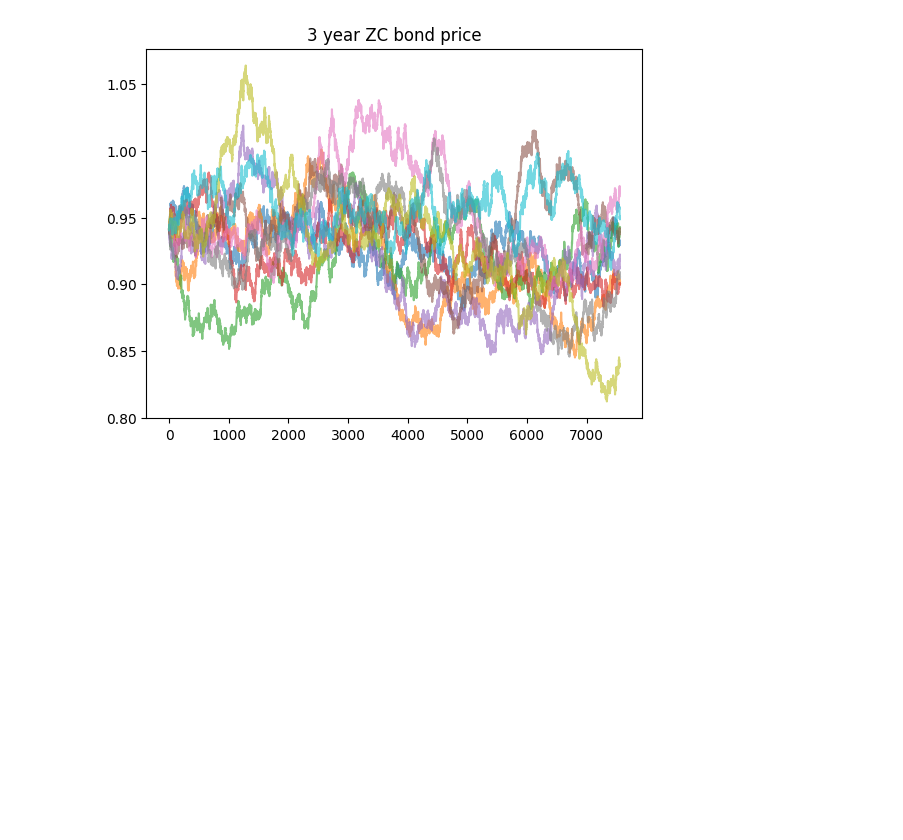
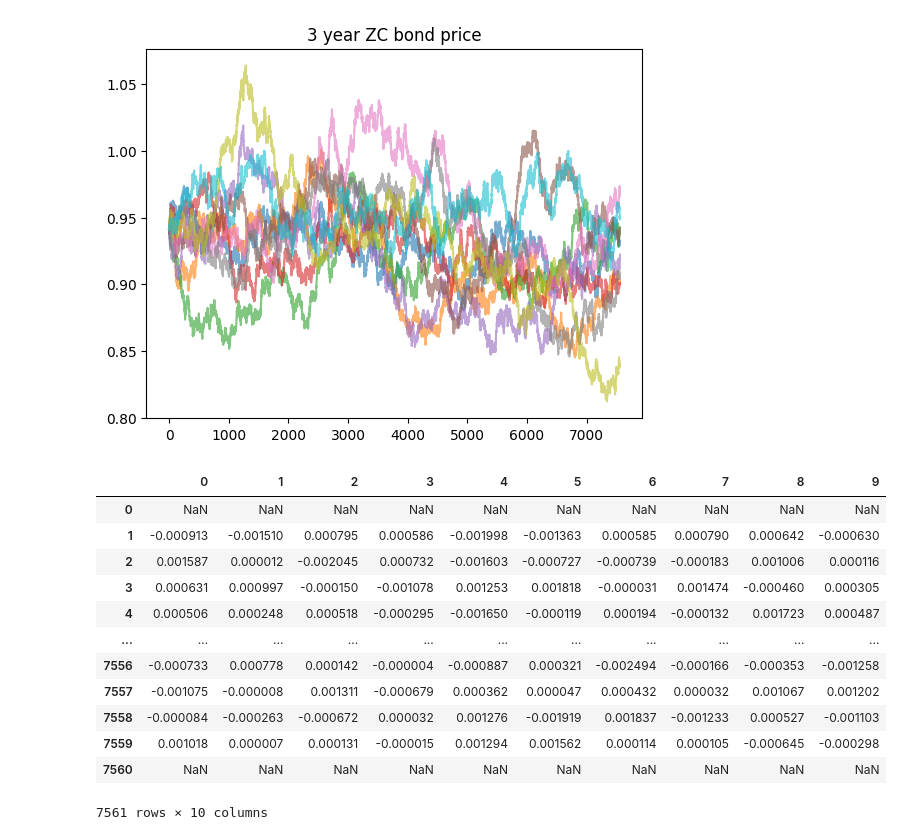
Before and after one commit to aleksandr-mikhailov-edhec/Goal-Based-Investing, a Jupyter notebook: 1.4 Stochastic Market Simulation.ipynb, the cells around one changed output. Drawn from its saved outputs; the diff is of its cells as text; code cells hidden in the pictures; blank space fills up the shorter version.

```diff
--- a/1.4 Stochastic Market Simulation.ipynb
+++ b/1.4 Stochastic Market Simulation.ipynb
@@ -300,3 +300,20 @@ plt.plot(df_bond_3y, alpha=0.6)
 plt.title("3 year ZC bond price");
 # %% [output]
 [figure]
+# %%
+index_3y_bond = df_bond_3y.pct_change()+pd.DataFrame(r_p).diff()
+index_3y_bond
+# %% [output]
+|  | 0 | 1 | 2 | 3 | 4 | 5 | 6 | 7 | 8 | 9 |
+| 0 | NaN | NaN | NaN | NaN | NaN | NaN | NaN | NaN | NaN | NaN |
+| 1 | -0.000913 | -0.001510 | 0.000795 | 0.000586 | -0.001998 | -0.001363 | 0.000585 | 0.000790 | 0.000642 | -0.000630 |
+| 2 | 0.001587 | 0.000012 | -0.002045 | 0.000732 | -0.001603 | -0.000727 | -0.000739 | -0.000183 | 0.001006 | 0.000116 |
+| 3 | 0.000631 | 0.000997 | -0.000150 | -0.001078 | 0.001253 | 0.001818 | -0.000031 | 0.001474 | -0.000460 | 0.000305 |
+| 4 | 0.000506 | 0.000248 | 0.000518 | -0.000295 | -0.001650 | -0.000119 | 0.000194 | -0.000132 | 0.001723 | 0.000487 |
+| ... | ... | ... | ... | ... | ... | ... | ... | ... | ... | ... |
+| 7556 | -0.000733 | 0.000778 | 0.000142 | -0.000004 | -0.000887 | 0.000321 | -0.002494 | -0.000166 | -0.000353 | -0.001258 |
+| 7557 | -0.001075 | -0.000008 | 0.001311 | -0.000679 | 0.000362 | 0.000047 | 0.000432 | 0.000032 | 0.001067 | 0.001202 |
+| 7558 | -0.000084 | -0.000263 | -0.000672 | 0.000032 | 0.001276 | -0.001919 | 0.001837 | -0.001233 | 0.000527 | -0.001103 |
+| 7559 | 0.001018 | 0.000007 | 0.000131 | -0.000015 | 0.001294 | 0.001562 | 0.000114 | 0.000105 | -0.000645 | -0.000298 |
+| 7560 | NaN | NaN | NaN | NaN | NaN | NaN | NaN | NaN | NaN | NaN |
+7561 rows × 10 columns
```
Also changed, not shown: parts of 4 cells of this notebook, 2 other files.
